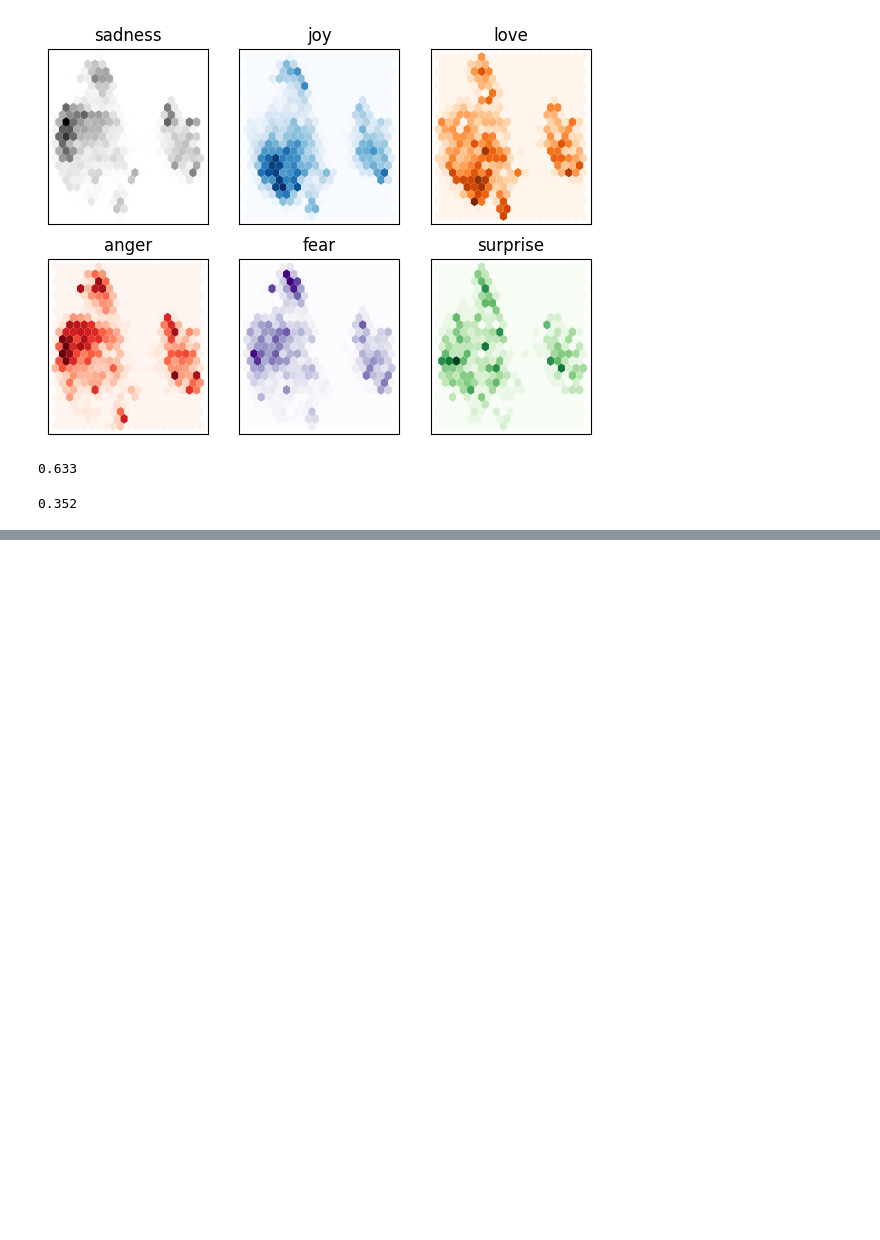
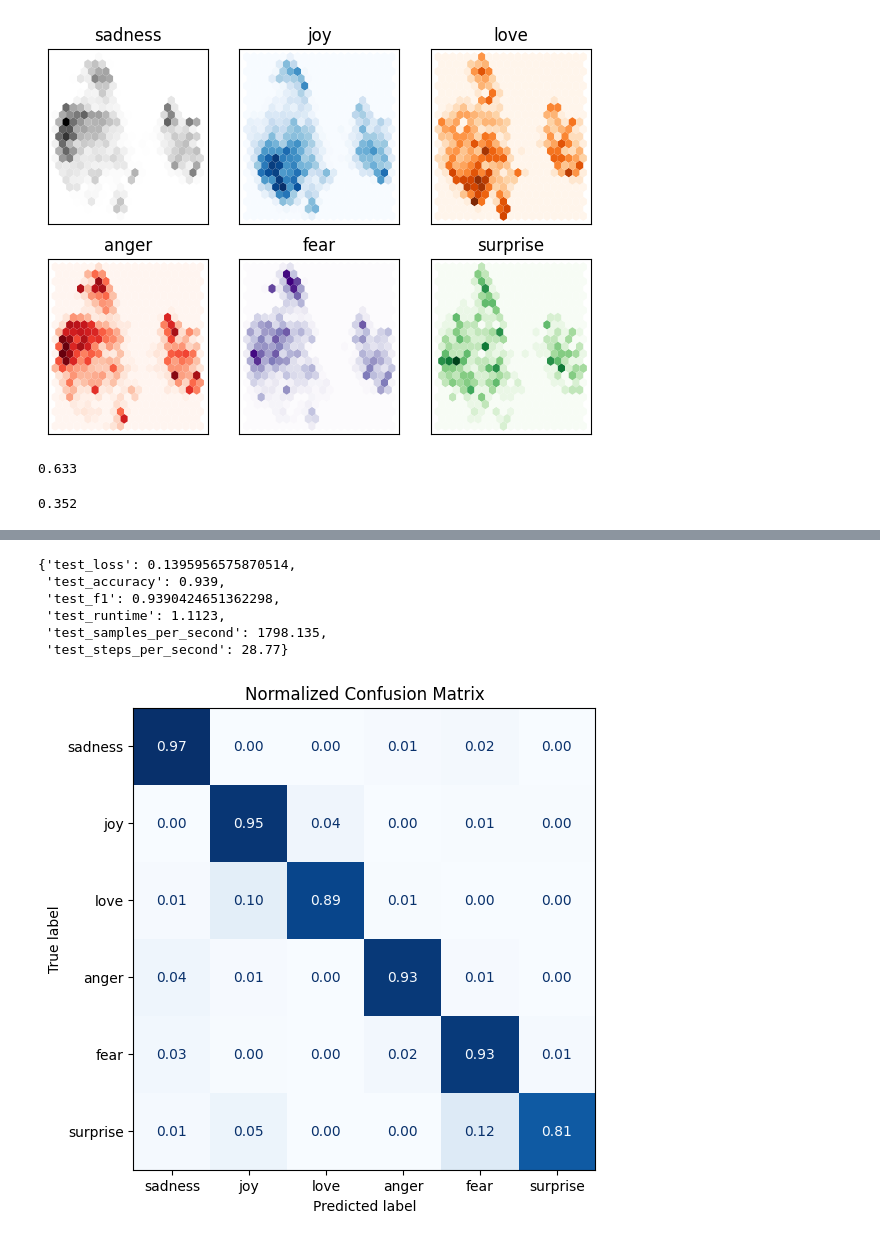
Before and after one commit to vlobaco/Transformers, a Jupyter notebook: Ch2 Text Classification.ipynb, the cells around one changed output, grey strips where cells are left out. Drawn from its saved outputs; the diff is of its cells as text; code cells hidden in the pictures; blank space fills up the shorter version.

```diff
--- a/Ch2 Text Classification.ipynb
+++ b/Ch2 Text Classification.ipynb
@@ -267,0 +287,9 @@ dummy_clf.score(X_valid, y_valid)
+# %%
+from sklearn.metrics import accuracy_score, f1_score
+
+def compute_metrics(pred):
+    labels=pred.label_ids
+    preds=pred.predictions.argmax(-1)
+    acc=accuracy_score(labels, preds)
+    f1=f1_score(labels, preds, average="weighted")
+    return {"accuracy": acc, "f1": f1}
@@ -267,0 +321,11 @@ dummy_clf.score(X_valid, y_valid)
+# %%
+trainer = Trainer(
+    model,
+    args,
+    train_dataset=emotions_encoded["train"],
+    eval_dataset=emotions_encoded["validation"],
+    tokenizer=tokenizer,
+    compute_metrics=compute_metrics
+)
+
+trainer.train()
@@ -267,0 +341,28 @@ dummy_clf.score(X_valid, y_valid)
+# %%
+pred_outputs=trainer.predict(emotions_encoded["validation"])
+pred_outputs.metrics
+# %% [output]
+{'test_loss': 0.1395956575870514,
+ 'test_accuracy': 0.939,
+ 'test_f1': 0.9390424651362298,
+ 'test_runtime': 1.1123,
+ 'test_samples_per_second': 1798.135,
+ 'test_steps_per_second': 28.77}
+# %%
+from sklearn.metrics import ConfusionMatrixDisplay, confusion_matrix
+import matplotlib.pyplot as plt
+
+def plot_confusion_matrix(y_preds, y_true, labels):
+    cm=confusion_matrix(y_true, y_preds, normalize="true")
+    fig, ax = plt.subplots(figsize=(6,6))
+    disp=ConfusionMatrixDisplay(confusion_matrix=cm, display_labels=labels)
+    disp.plot(cmap="Blues", values_format=".2f", ax=ax, colorbar=False)
+    plt.title("Normalized Confusion Matrix")
+    plt.show()
+
+y_preds=pred_outputs.predictions.argmax(-1)
+y_valid=emotions_encoded["validation"]["label"]
+labels=emotions["train"].features["label"].names
+plot_confusion_matrix(y_preds, y_valid, labels)
+# %% [output]
+[figure, added]
```
Also changed, not shown: parts of 11 cells of this notebook, 1 other file.
